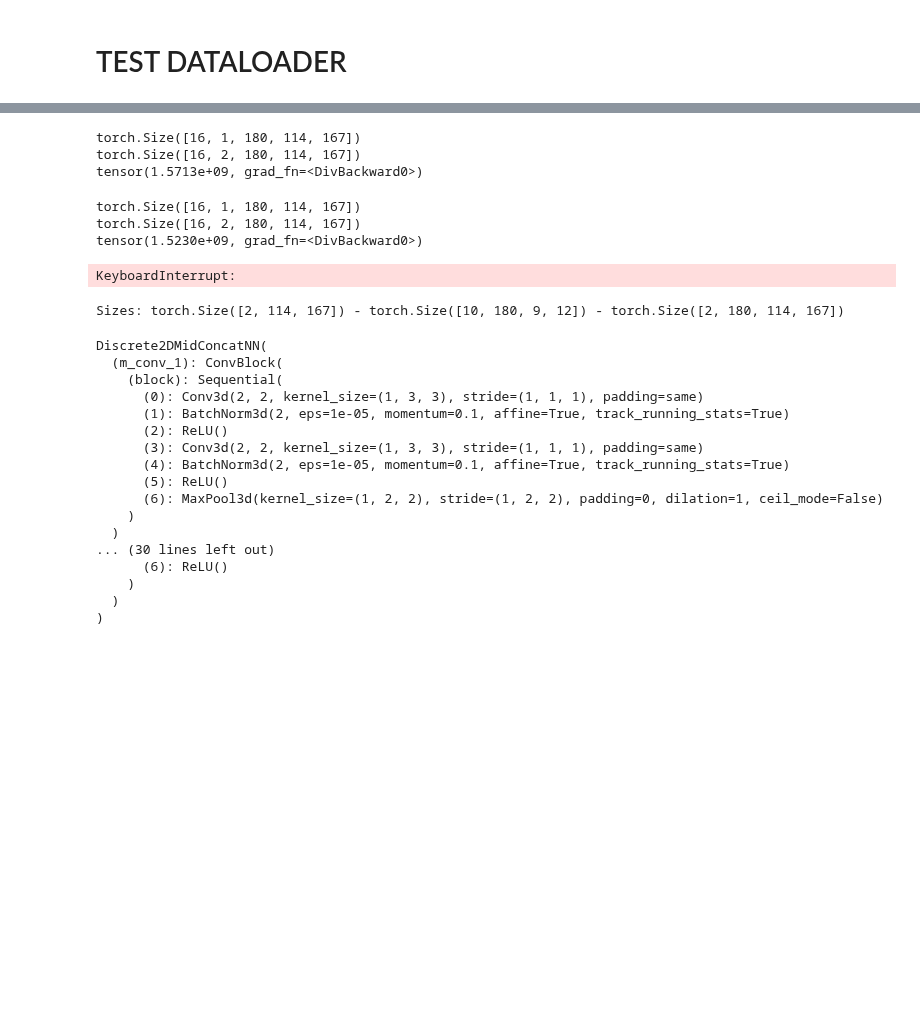
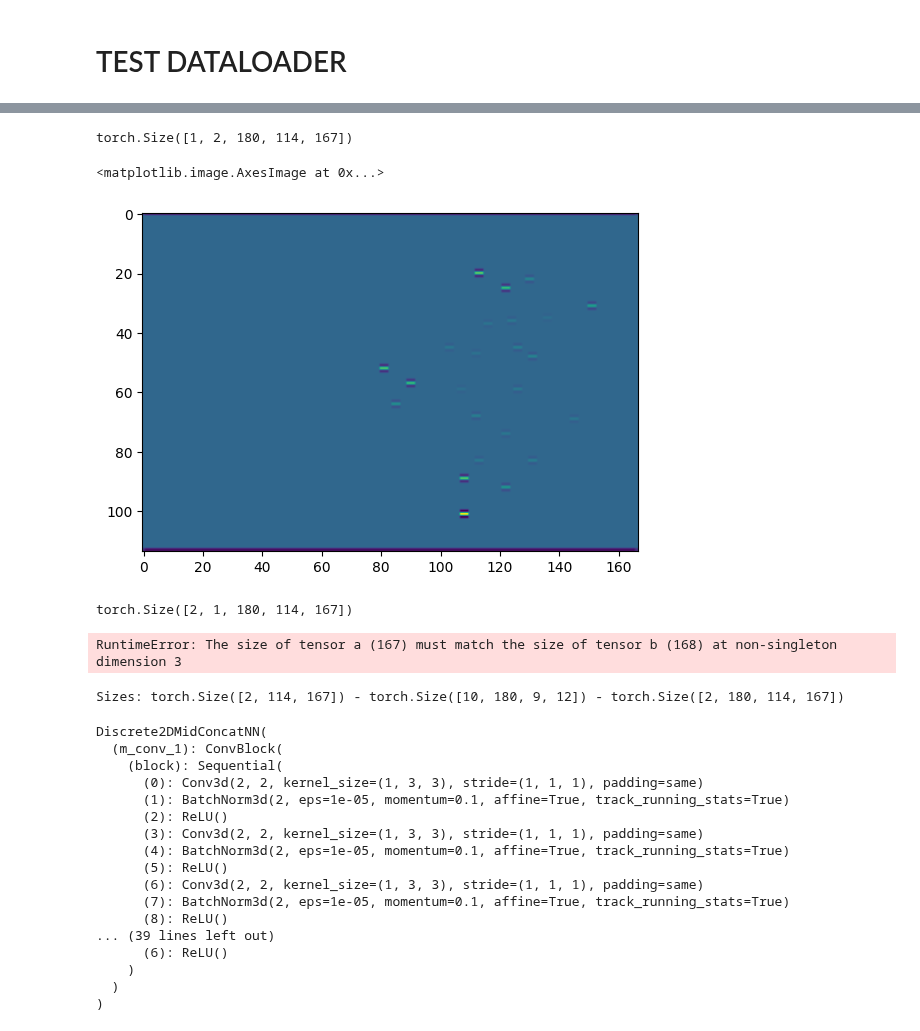
Before and after one commit to Matteo-Salis/physics-guided-gwl, a Jupyter notebook: src/notebooks/meteo_wtd_loader_2D.ipynb, the cells around one changed output, grey strips where cells are left out. Cells and saved outputs as stored; diff of their text form; code cells hidden in the pictures; blank space fills up the shorter version.

Commit message:
PDE loss function + output size fix

```diff
--- a/src/notebooks/meteo_wtd_loader_2D.ipynb
+++ b/src/notebooks/meteo_wtd_loader_2D.ipynb
@@ -224,8 +329,53 @@ def loss_masked(y_hat,y):
 
     out = (torch.sum( (predict - target) * mask) ** 2.0 ) / torch.sum(mask)
     return out
+# %%
+def ConvLon(x):
+    conv = torch.Tensor([[-1,2,-1],[-1,2,-1],[-1,2,-1]] )
+    out = torch.Tensor(x.shape)
+
+    for b in range(x.shape[0]):
+        for t in range(x.shape[2]):
+            out[b,0,t,:,:] = torch.from_numpy(signal.convolve2d(x[b,0,t,:,:], conv, mode='same'))
+    return out
+
+def ConvLat(x):
+    conv = torch.Tensor([[-1,-1,-1],[2,2,2],[-1,-1,-1]] )
+    out = torch.Tensor(x.shape)
+
+    for b in range(x.shape[0]):
+        for t in range(x.shape[2]):
+            out[b,0,t,:,:] = torch.from_numpy(signal.convolve2d(x[b,0,t,:,:], conv, mode='same'))
+
+    # out = signal.convolve2d(x, conv, mode='same')
+    return out
+
+def pde_grad_loss(y_hat,dtm,wtd_mean,wtd_std):
+    # TODO: normalized or de-normalized?
+    print(y_hat.shape)
+
+    predict = (y_hat * wtd_std) + wtd_mean # denormalized
+    predict[:,0,:,:,:] = - predict[:,0,:,:,:] + dtm[0,:,:]
+    predict.to(device)
+
+    lat_grad = ConvLat(predict)
+    lon_grad = ConvLon(predict)
+
+    # y_hat_t_1 - y_hat_t = lat_grad_t + lon_grad_t
+    loss = torch.sum(predict[:,0,1:-1,:,:] - predict[:,0,0:-2,:,:] + lat_grad[0,0,0:-2,:,:] + lon_grad[0,0,0:-2,:,:] )
+
+    return torch.abs(loss)
 # %%
 model_file_path = f"{dict_files['save_model_dir']}/"
+# %%
+o = torch.unsqueeze(z, dim=0)
+print(o.size())
+o = ConvLat(o)
+plt.imshow(o[0,0,0,:,:])
+# %% [output]
+torch.Size([1, 2, 180, 114, 167])
+<matplotlib.image.AxesImage at 0x...>
+[figure, added]
 # %%
 from tqdm import tqdm
 import time
@@ -239,6 +389,10 @@ Y = None
 model.train()
 start_time = time.time()
 
+dtm = torch.from_numpy(ds.dtm_roi_downsampled.values)
+wtd_mean = ds.wtd_numpy_mean
+wtd_std = ds.wtd_numpy_std
+
 for i in range(max_epochs):
     with tqdm(train_loader, unit="batch") as tepoch:
             for batch_idx, (init_wtd, weather, pred_wtds) in enumerate(tepoch):
@@ -246,7 +400,10 @@ for i in range(max_epochs):
 
                 X = (init_wtd.to(device), weather.to(device))
                 Y = model(X)
-                loss = loss_masked(Y,pred_wtds)
+                loss = pde_grad_loss(Y,
+                                     dtm,
+                                     wtd_mean,
+                                     wtd_std)
                 print(loss)
 
                 optimizer.zero_grad()
@@ -257,13 +414,8 @@ for i in range(max_epochs):
 
 end_time = time.time()
 # %% [output]
-torch.Size([16, 1, 180, 114, 167])
-torch.Size([16, 2, 180, 114, 167])
-tensor(1.5713e+09, grad_fn=<DivBackward0>)
+torch.Size([2, 1, 180, 114, 167])
-torch.Size([16, 1, 180, 114, 167])
-torch.Size([16, 2, 180, 114, 167])
-tensor(1.5230e+09, grad_fn=<DivBackward0>)
+RuntimeError: The size of tensor a (167) must match the size of tensor b (168) at non-singleton dimension 3
-KeyboardInterrupt:
 # %%
 x1,y1,z1 = ds[0]
 print(f"Sizes: {x1.shape} - {y1.shape} - {z1.shape}")
@@ -271,7 +423,7 @@ print(f"Sizes: {x1.shape} - {y1.shape} - {z1.shape}")
 Sizes: torch.Size([2, 114, 167]) - torch.Size([10, 180, 9, 12]) - torch.Size([2, 180, 114, 167])
 # %%
 model = Discrete2DMidConcatNN()
-model.load_state_dict(torch.load("/leonardo_scratch/fast/IscrC_DL4EO/github/water-pinns/src/model_test.pt", weights_only=True, map_location=torch.device('cpu')))
+model.load_state_dict(torch.load("/leonardo_scratch/fast/IscrC_DL4EO/results/discrete_2d/models/model_20241230_145322.pt", weights_only=True, map_location=torch.device('cpu')))
 model.eval()
 # %% [output]
 Discrete2DMidConcatNN(
@@ -283,10 +435,10 @@ Discrete2DMidConcatNN(
       (3): Conv3d(2, 2, kernel_size=(1, 3, 3), stride=(1, 1, 1), padding=same)
       (4): BatchNorm3d(2, eps=1e-05, momentum=0.1, affine=True, track_running_stats=True)
       (5): ReLU()
-      (6): MaxPool3d(kernel_size=(1, 2, 2), stride=(1, 2, 2), padding=0, dilation=1, ceil_mode=False)
-    )
-  )
-... (30 lines left out)
+      (6): Conv3d(2, 2, kernel_size=(1, 3, 3), stride=(1, 1, 1), padding=same)
+      (7): BatchNorm3d(2, eps=1e-05, momentum=0.1, affine=True, track_running_stats=True)
+      (8): ReLU()
+... (39 lines left out)
       (6): ReLU()
     )
   )
```
Also changed, not shown: parts of 21 cells of this notebook, 2 other files.
